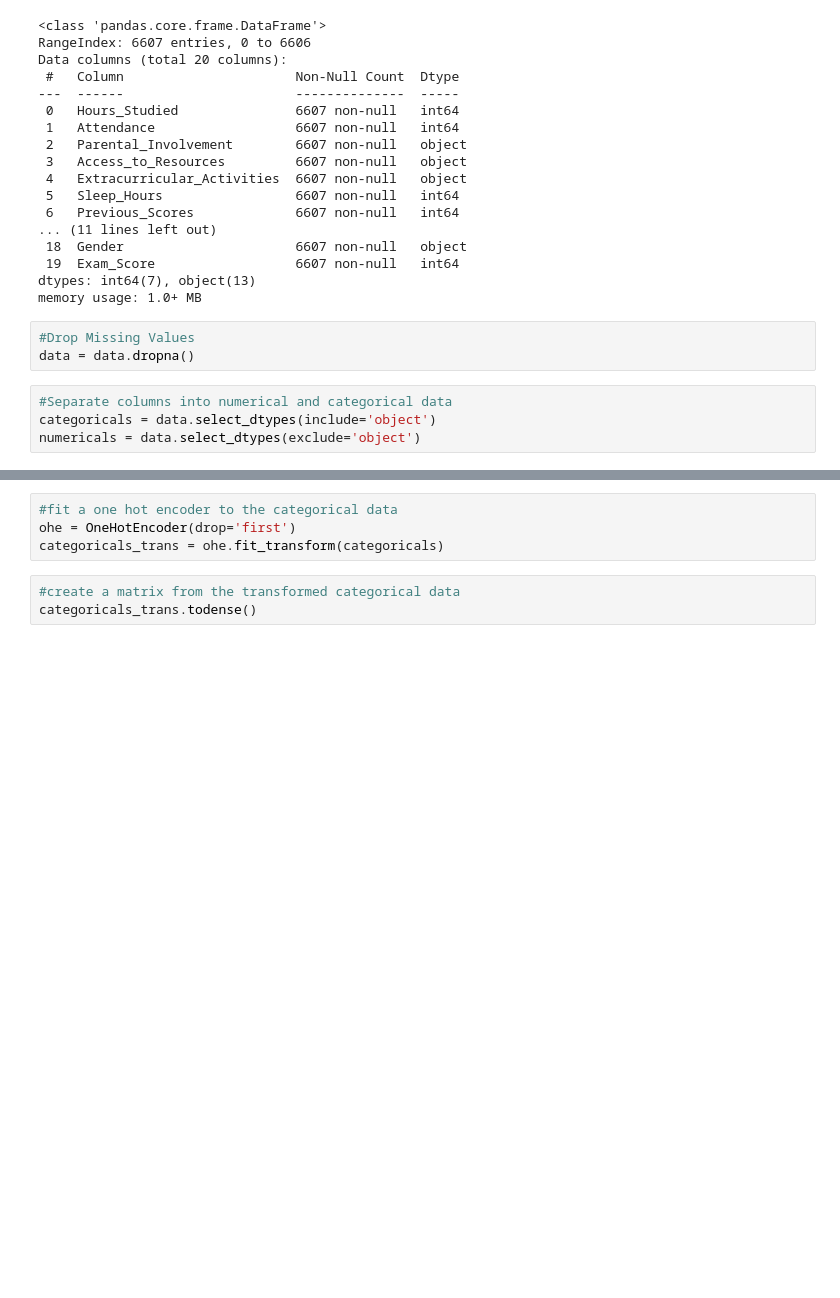
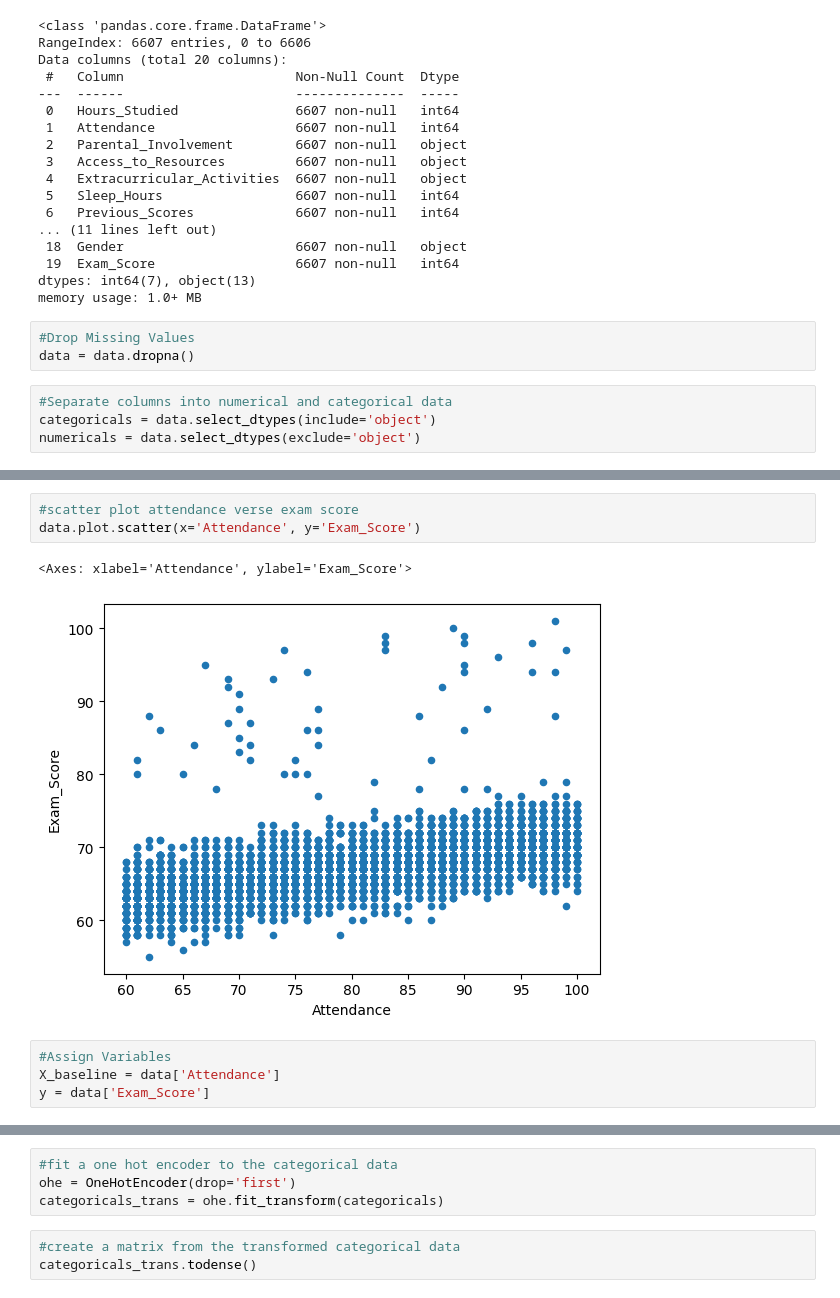
Before and after one commit to josh-g-grimes/Regression-Analysis---College-Exam-Performance, a Jupyter notebook: notebook.ipynb, the cells around one changed output, grey strips where cells are left out. Drawn from its saved outputs; the diff is of its cells as text; blank space fills up the shorter version.

```diff
--- a/notebook.ipynb
+++ b/notebook.ipynb
@@ -43,0 +80,10 @@ numericals = data.select_dtypes(exclude='object')
+# %%
+#scatter plot attendance verse exam score
+data.plot.scatter(x='Attendance', y='Exam_Score')
+# %% [output]
+<Axes: xlabel='Attendance', ylabel='Exam_Score'>
+[figure, added]
+# %%
+#Assign Variables
+X_baseline = data['Attendance']
+y = data['Exam_Score']
```
Also changed, not shown: parts of 7 cells of this notebook.
